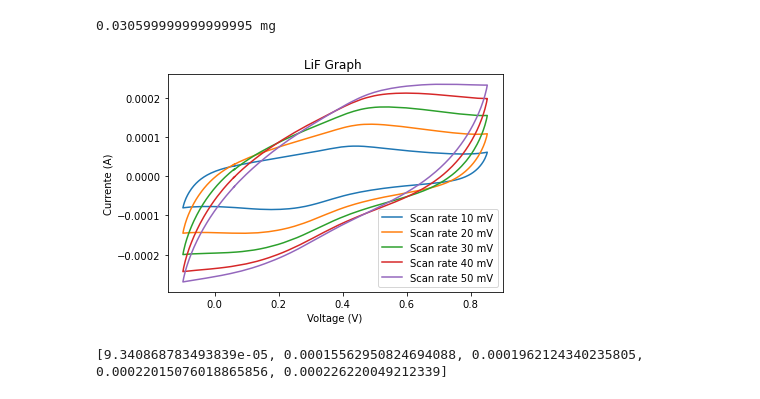
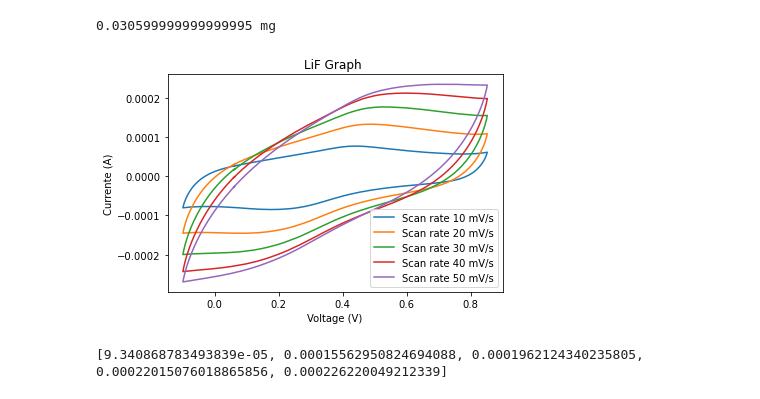
Before and after one commit to PassosSouza/VoltametriaCiclica, a Jupyter notebook: Analise de Voltametria - Usando medias.ipynb, the cells around one changed output. Drawn from its saved outputs; the diff is of its cells as text; code cells hidden in the pictures.

```diff
--- a/Analise de Voltametria - Usando medias.ipynb
+++ b/Analise de Voltametria - Usando medias.ipynb
@@ -409,19 +409,19 @@ for i in range(len(V55)):
 # %%
 from matplotlib import pyplot as plt
 j=1
-plt.plot(V11[j],A11[j],'-',label='Scan rate 10 mV')
-plt.plot(V22[j],A22[j],'-',label='Scan rate 20 mV')
-plt.plot(V33[j],A33[j],'-',label='Scan rate 30 mV')
-plt.plot(V44[j],A44[j],'-',label='Scan rate 40 mV')
-plt.plot(V55[j],A55[j],'-',label='Scan rate 50 mV')
+plt.plot(V11[j],A11[j],'-',label='Scan rate 10 mV/s')
+plt.plot(V22[j],A22[j],'-',label='Scan rate 20 mV/s')
+plt.plot(V33[j],A33[j],'-',label='Scan rate 30 mV/s')
+plt.plot(V44[j],A44[j],'-',label='Scan rate 40 mV/s')
+plt.plot(V55[j],A55[j],'-',label='Scan rate 50 mV/s')
 
 plt.legend()
 plt.title('LiF Graph ')
 plt.ylabel('Currente (A)')
 plt.xlabel('Voltage (V)')
 plt.show()
 # %% [output]
-[figure, old version]
+[figure, new version]
 # %%
 import numpy as np
 def findlocal(x,x0,u):#acha onde está x0 na lista x se ele ja foi visto no indice u
```
Also changed, not shown: parts of 2 cells of this notebook.
